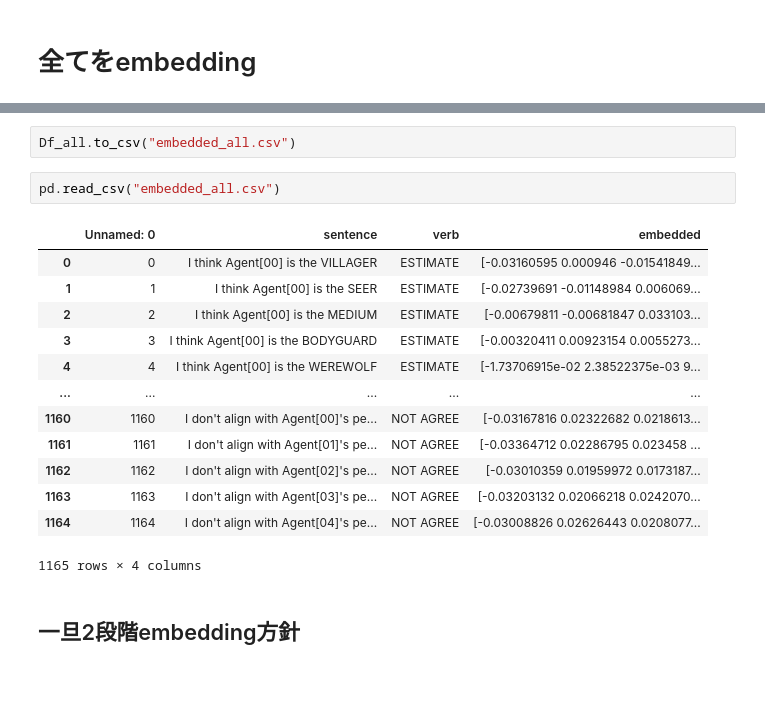
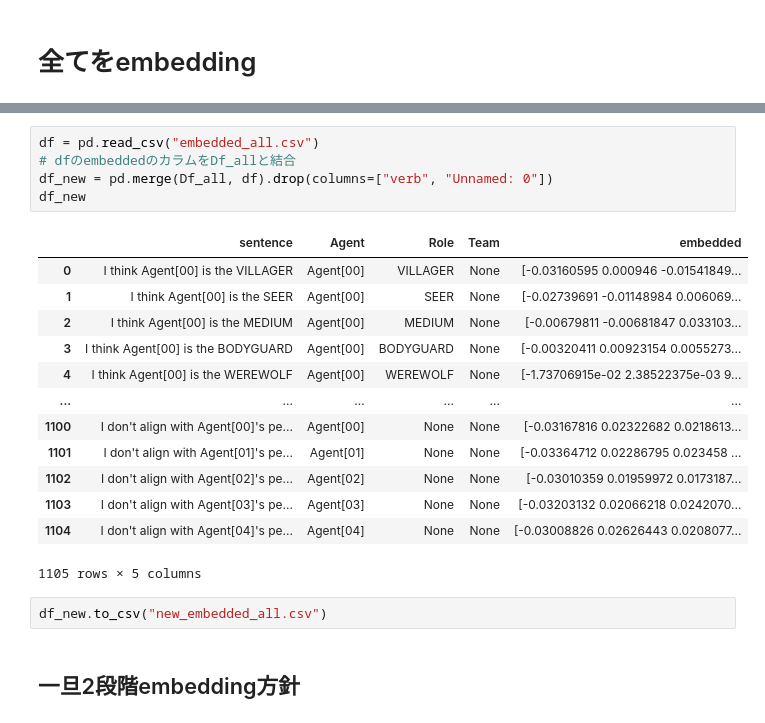
Before and after one commit to Yuta-dango/aiwolf_share, a Jupyter notebook: protocols.ipynb, the cells around one changed output, grey strips where cells are left out. Saved outputs shown, nothing was run; the diff lists cells and outputs as text; blank space fills up the shorter version.

```diff
--- a/protocols.ipynb
+++ b/protocols.ipynb
@@ -119,21 +85,24 @@ KeyboardInterrupt:
+# %%
+df = pd.read_csv("embedded_all.csv")
+# dfのembeddedのカラムをDf_allと結合
+df_new = pd.merge(Df_all, df).drop(columns=["verb", "Unnamed: 0"])
+df_new
+# %% [output]
+|  | sentence | Agent | Role | Team | embedded |
+| 0 | I think Agent[00] is the VILLAGER | Agent[00] | VILLAGER | None | [-0.03160595 0.000946 -0.01541849... |
+| 1 | I think Agent[00] is the SEER | Agent[00] | SEER | None | [-0.02739691 -0.01148984 0.006069... |
+| 2 | I think Agent[00] is the MEDIUM | Agent[00] | MEDIUM | None | [-0.00679811 -0.00681847 0.033103... |
+| 3 | I think Agent[00] is the BODYGUARD | Agent[00] | BODYGUARD | None | [-0.00320411 0.00923154 0.0055273... |
+| 4 | I think Agent[00] is the WEREWOLF | Agent[00] | WEREWOLF | None | [-1.73706915e-02 2.38522375e-03 9... |
+| ... | ... | ... | ... | ... | ... |
+| 1100 | I don't align with Agent[00]'s pe... | Agent[00] | None | None | [-0.03167816 0.02322682 0.0218613... |
+| 1101 | I don't align with Agent[01]'s pe... | Agent[01] | None | None | [-0.03364712 0.02286795 0.023458 ... |
+| 1102 | I don't align with Agent[02]'s pe... | Agent[02] | None | None | [-0.03010359 0.01959972 0.0173187... |
+| 1103 | I don't align with Agent[03]'s pe... | Agent[03] | None | None | [-0.03203132 0.02066218 0.0242070... |
+| 1104 | I don't align with Agent[04]'s pe... | Agent[04] | None | None | [-0.03008826 0.02626443 0.0208077... |
+1105 rows × 5 columns
 # %%
-Df_all.to_csv("embedded_all.csv")
+df_new.to_csv("new_embedded_all.csv")
-# %%
-pd.read_csv("embedded_all.csv")
-# %% [output]
-|  | Unnamed: 0 | sentence | verb | embedded |
-| 0 | 0 | I think Agent[00] is the VILLAGER | ESTIMATE | [-0.03160595 0.000946 -0.01541849... |
-| 1 | 1 | I think Agent[00] is the SEER | ESTIMATE | [-0.02739691 -0.01148984 0.006069... |
-| 2 | 2 | I think Agent[00] is the MEDIUM | ESTIMATE | [-0.00679811 -0.00681847 0.033103... |
-| 3 | 3 | I think Agent[00] is the BODYGUARD | ESTIMATE | [-0.00320411 0.00923154 0.0055273... |
-| 4 | 4 | I think Agent[00] is the WEREWOLF | ESTIMATE | [-1.73706915e-02 2.38522375e-03 9... |
-| ... | ... | ... | ... | ... |
-| 1160 | 1160 | I don't align with Agent[00]'s pe... | NOT AGREE | [-0.03167816 0.02322682 0.0218613... |
-| 1161 | 1161 | I don't align with Agent[01]'s pe... | NOT AGREE | [-0.03364712 0.02286795 0.023458 ... |
-| 1162 | 1162 | I don't align with Agent[02]'s pe... | NOT AGREE | [-0.03010359 0.01959972 0.0173187... |
-| 1163 | 1163 | I don't align with Agent[03]'s pe... | NOT AGREE | [-0.03203132 0.02066218 0.0242070... |
-| 1164 | 1164 | I don't align with Agent[04]'s pe... | NOT AGREE | [-0.03008826 0.02626443 0.0208077... |
-1165 rows × 4 columns
 # %% [markdown]
 ## 一旦2段階embedding方針
 # %%
```
Also changed, not shown: parts of 7 cells of this notebook, 4 other files.
